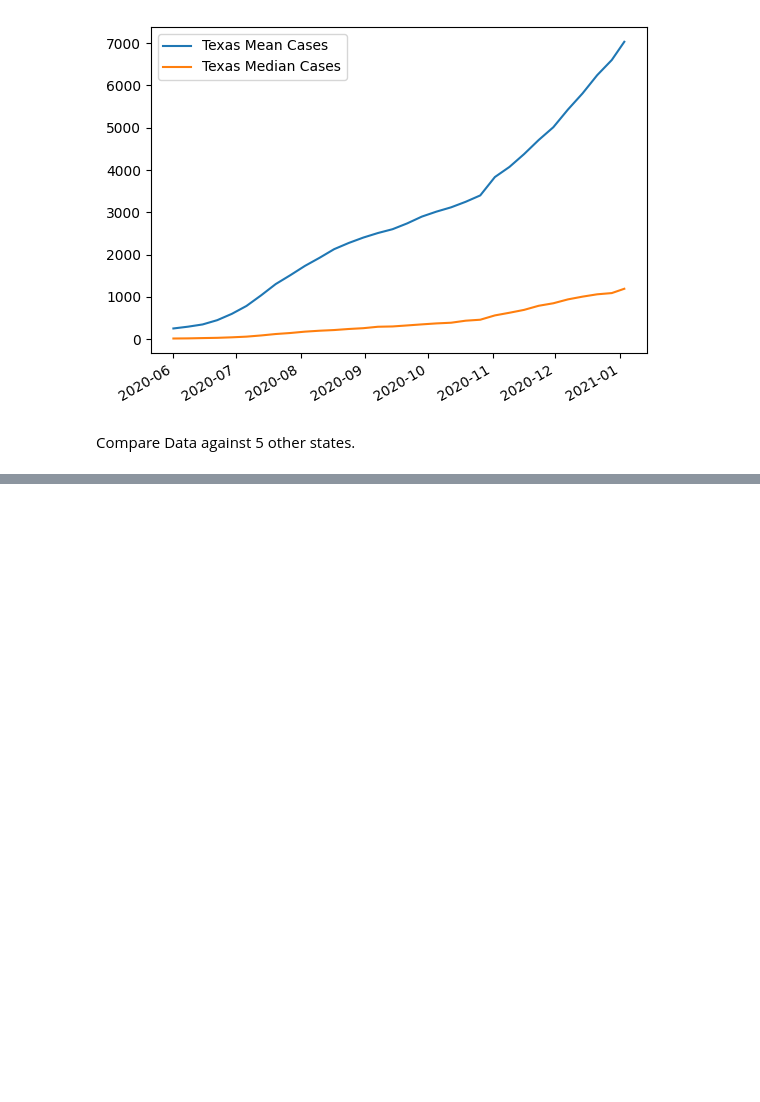
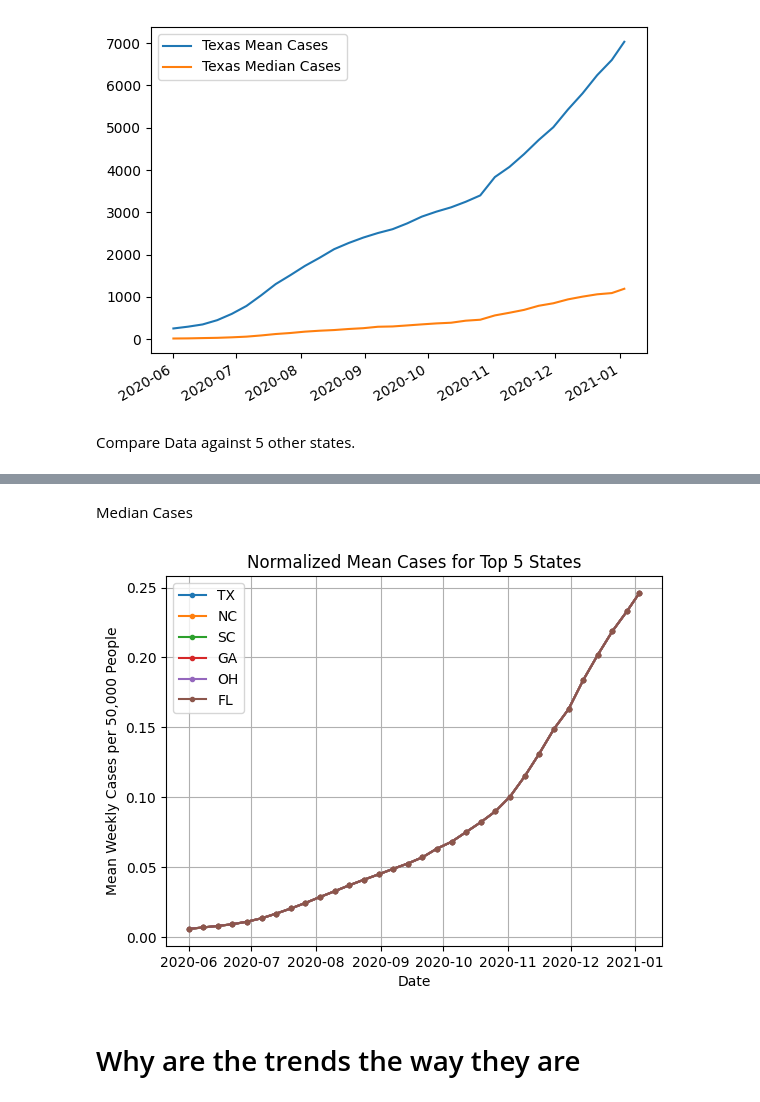
Before and after one commit to smbarber2/405ProjectGroup1, a Jupyter notebook: david_stage2.ipynb, the cells around one changed output, grey strips where cells are left out. Drawn from its saved outputs; the diff is of its cells as text; code cells hidden in the pictures; blank space fills up the shorter version.

```diff
--- a/david_stage2.ipynb
+++ b/david_stage2.ipynb
@@ -86,0 +156,20 @@ Compare Data against 5 other states.
+# %% [markdown]
+Median Cases
+# %%
+states = ['TX', 'NC', 'SC', 'GA', 'OH', 'FL']
+
+fig, ax = plt.subplots()
+for state in states:
+    s_info = state_stats(state, covid_cases).T
+    ax.plot(s_info.index, s_info['median'], label=state, marker='.')
+
+ax.legend()
+ax.title.set_text('Normalized Mean Cases for Top 5 States')
+ax.set_xlabel('Date')
+ax.set_ylabel('Mean Weekly Cases per 50,000 People')
+ax.grid()
+plt.show()
+# %% [output]
+[figure, added]
+# %% [markdown]
+# Why are the trends the way they are
```
Also changed, not shown: parts of 10 cells of this notebook, 1 other file.
